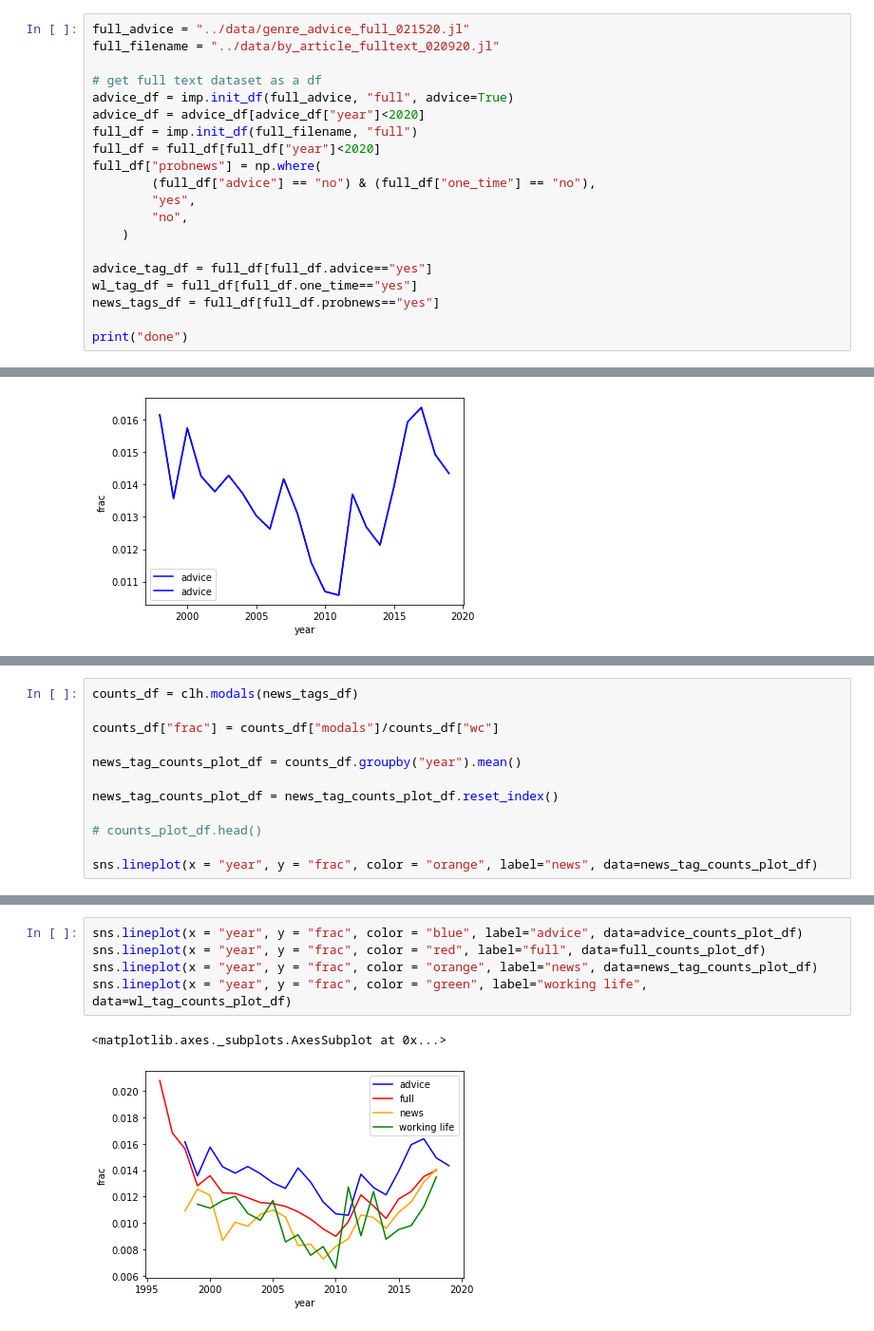
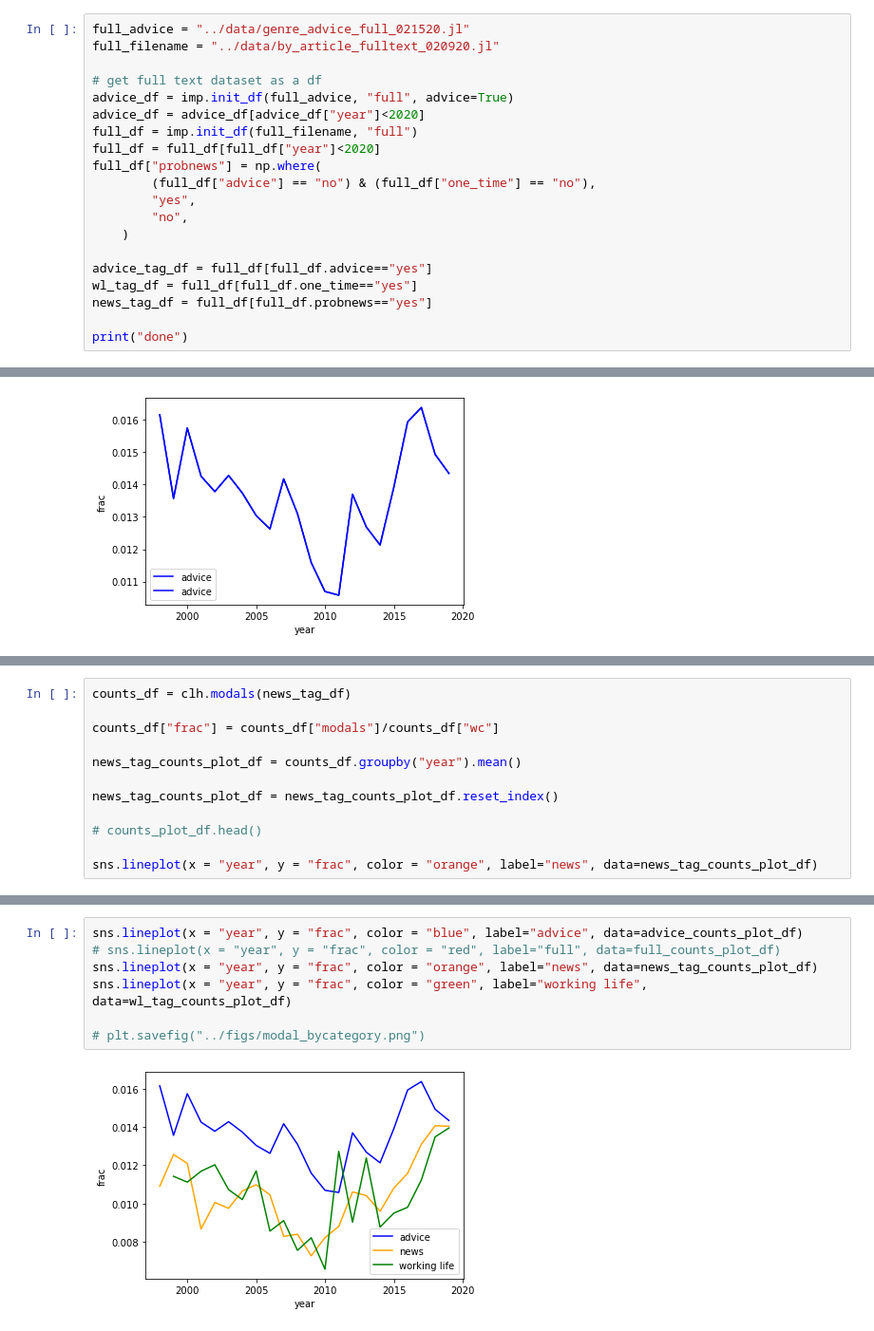
Before and after one commit to crboothb/sciencemag-careers-analysis, a Jupyter notebook: scripts/modal_fracs.ipynb, the cells around one changed output, grey strips where cells are left out. Shown at 95% size. Drawn from its saved outputs; the diff is of its cells as text.

Commit message:
better figures for modal and pronoun frac plots

```diff
--- a/scripts/modal_fracs.ipynb
+++ b/scripts/modal_fracs.ipynb
@@ -46,7 +46,7 @@ full_df["probnews"] = np.where(
 
 advice_tag_df = full_df[full_df.advice=="yes"]
 wl_tag_df = full_df[full_df.one_time=="yes"]
-news_tags_df = full_df[full_df.probnews=="yes"]
+news_tag_df = full_df[full_df.probnews=="yes"]
 
 print("done")
 # %% [output]
@@ -154,5 +154,5 @@ sns.lineplot(x = "year", y = "frac", color = "green", label="working life", data
 # %%
-counts_df = clh.modals(news_tags_df)
+counts_df = clh.modals(news_tag_df)
 
 counts_df["frac"] = counts_df["modals"]/counts_df["wc"]
 
@@ -169,8 +169,9 @@ sns.lineplot(x = "year", y = "frac", color = "orange", label="news", data=news_t
 # %%
 sns.lineplot(x = "year", y = "frac", color = "blue", label="advice", data=advice_counts_plot_df)
-sns.lineplot(x = "year", y = "frac", color = "red", label="full", data=full_counts_plot_df)
+# sns.lineplot(x = "year", y = "frac", color = "red", label="full", data=full_counts_plot_df)
 sns.lineplot(x = "year", y = "frac", color = "orange", label="news", data=news_tag_counts_plot_df)
 sns.lineplot(x = "year", y = "frac", color = "green", label="working life", data=wl_tag_counts_plot_df)
+
+# plt.savefig("../figs/modal_bycategory.png")
 # %% [output]
-<matplotlib.axes._subplots.AxesSubplot at 0x...>
-[figure, old version]
+[figure, new version]
```
Also changed, not shown: parts of 4 cells of this notebook, 1 other file.
